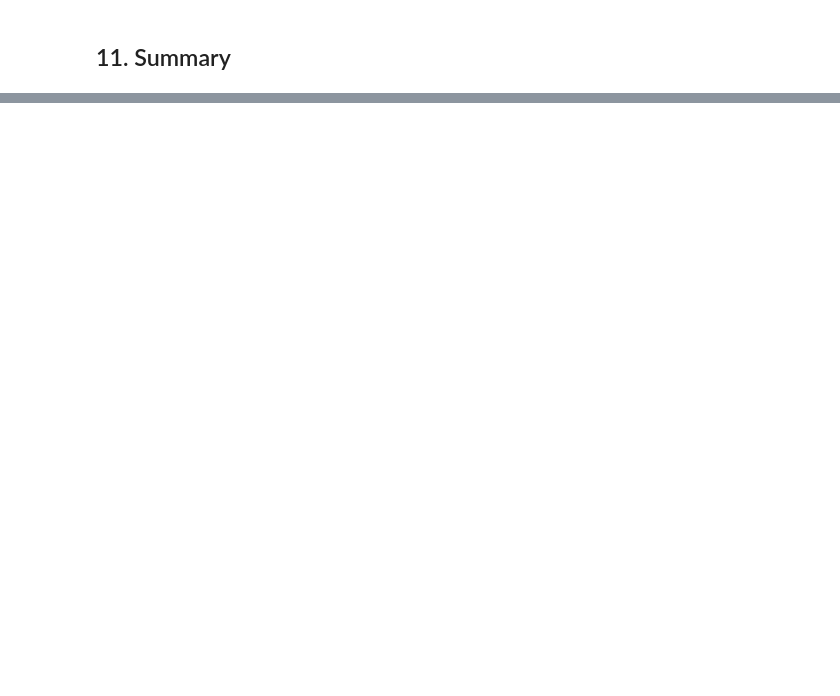
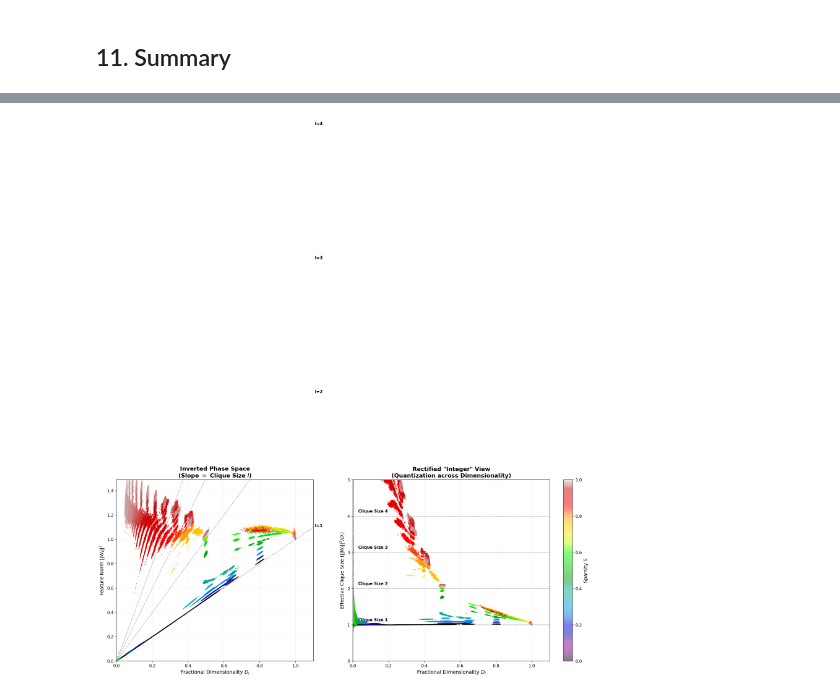
Before and after one commit to GeorgiIlIvanov/Spectral_Superposition, a Jupyter notebook: public/decomp/diagnostics_sweep.ipynb, the cells around one changed output, grey strips where cells are left out. Cells and saved outputs as stored; diff of their text form; code cells hidden in the pictures; blank space fills up the shorter version.

```diff
--- a/public/decomp/diagnostics_sweep.ipynb
+++ b/public/decomp/diagnostics_sweep.ipynb
@@ -572,0 +1050,82 @@ print("=" * 70)
+# %%
+import numpy as np
+import matplotlib.pyplot as plt
+
+def plot_hyperbolic_refactoring_v2(X, Y, S):
+    """
+    Refactors the view to highlight Integer Clique Sizes (I).
+
+    X: Feature Norms ||W_i||^2
+    Y: Fractional Dimensionality D_i
+    S: Sparsity (for coloring)
+    """
+
+    # Avoid division by zero
+    epsilon = 1e-9
+
+    # --- CALCULATION ---
+    # Effective Clique Size I_eff = Norm / D_i
+    # If the theory holds (D_i = Norm / I), this value should be an Integer (1, 2, 3...)
+    I_eff = X / (Y + epsilon)
+
+    fig, axes = plt.subplots(1, 2, figsize=(20, 8), dpi=150)
+
+    # Colormap: Purple (Dense) -> Red (Sparse)
+    cmap = plt.get_cmap('nipy_spectral')
+
+    # --- PLOT 1 (LHS): The Inverted Phase Space ---
+    # Y-axis: Norm, X-axis: Dim
+    # Slope = Norm / Dim = Clique Size I
+    ax1 = axes[0]
+    sc1 = ax1.scatter(Y, X, c=S, cmap=cmap, vmin=0, vmax=1, s=1, alpha=0.5, rasterized=True)
+
+    ax1.set_title('Inverted Phase Space\n(Slope $\\approx$ Clique Size $I$)', fontsize=14, weight='bold')
+    ax1.set_xlabel(r'Fractional Dimensionality $D_i$', fontsize=12)
+    ax1.set_ylabel(r'Feature Norm $||W_i||^2$', fontsize=12)
+
+    # Add Integer Slope Lines (y = I * x)
+    x_ref = np.linspace(0, 1.1, 100)
+    for i in [1, 2, 3, 4]:
+        ax1.plot(x_ref, x_ref * i, 'k--', alpha=0.4, linewidth=1)
+        ax1.text(x_ref[-1], x_ref[-1]*i, f" I={i}", fontsize=10, weight='bold')
+
+    ax1.set_xlim(0, 1.1)
+    ax1.set_ylim(0, np.percentile(X, 99.5)) # Auto-scale Y to ignore outliers
+    ax1.grid(True, alpha=0.2)
+
+    # --- PLOT 2 (RHS): Rectified Quantization vs Dimension ---
+    # Y-axis: Effective Clique Size (I_eff)
+    # X-axis: Fractional Dimensionality (D_i) -- CHANGED per request
+    ax2 = axes[1]
+
+    sc2 = ax2.scatter(Y, I_eff, c=S, cmap=cmap, vmin=0, vmax=1, s=1, alpha=0.5, rasterized=True)
+
+    ax2.set_title('Rectified "Integer" View\n(Quantization across Dimensionality)', fontsize=14, weight='bold')
+    ax2.set_xlabel(r'Fractional Dimensionality $D_i$', fontsize=12)
+    ax2.set_ylabel(r'Effective Clique Size ($||W_i||^2 / D_i$)', fontsize=12)
+
+    # Add Integer Horizontal Lines
+    for i in [1, 2, 3, 4]:
+        ax2.axhline(y=i, color='k', linestyle='--', alpha=0.4, linewidth=1)
+        ax2.text(0.02, i + 0.1, f" Clique Size {i}", fontsize=10, weight='bold', transform=ax2.get_yaxis_transform())
+
+    ax2.set_xlim(0, 1.1)
+    ax2.set_ylim(0, 5) # Focus on the first few integer modes
+    ax2.grid(True, alpha=0.2)
+
+    # Shared Colorbar
+    cbar = fig.colorbar(sc2, ax=axes, fraction=0.02, pad=0.03)
+    cbar.set_label('Sparsity S', fontsize=12)
+
+    plt.tight_layout()
+    plt.savefig('spectral_hyperbolic_refactor_v2.png')
+    print("Saved updated plot to 'spectral_hyperbolic_refactor_v2.png'")
+    plt.show()
+
+if __name__ == "__main__":
+    # Assumes X, Y, S are already loaded in your environment
+    if 'X' in locals() and X is not None:
+        plot_hyperbolic_refactoring_v2(X, Y, S)
+    else:
+        print("Data (X, Y, S) not found. Please run the collection step first.")
+# %% [output]
@@ -572,0 +1133 @@ print("=" * 70)
+[figure, added]
```
Also changed, not shown: parts of 19 cells of this notebook, 6 other files.
